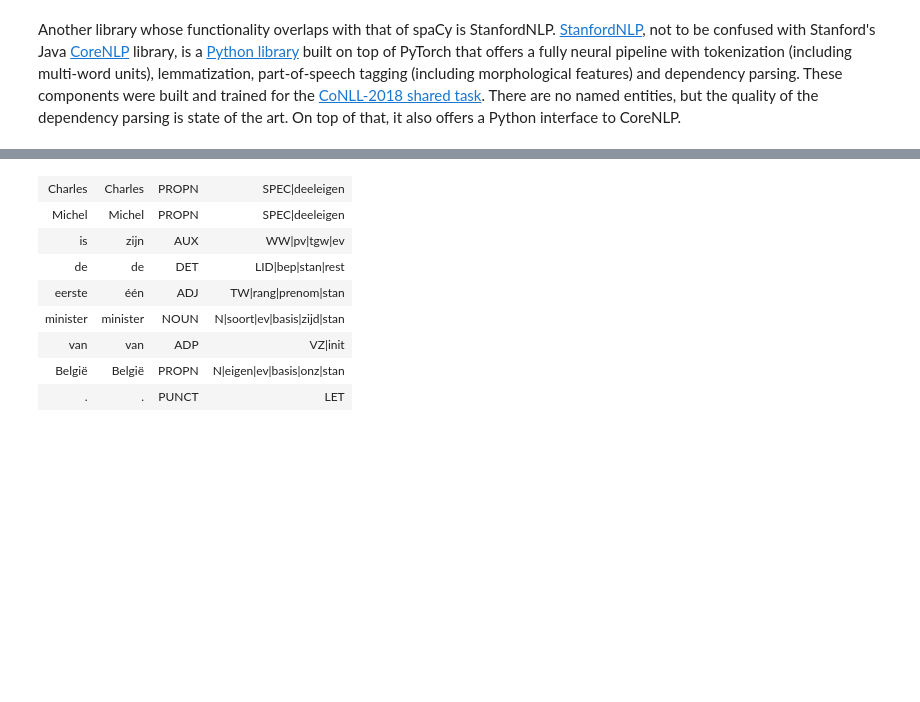
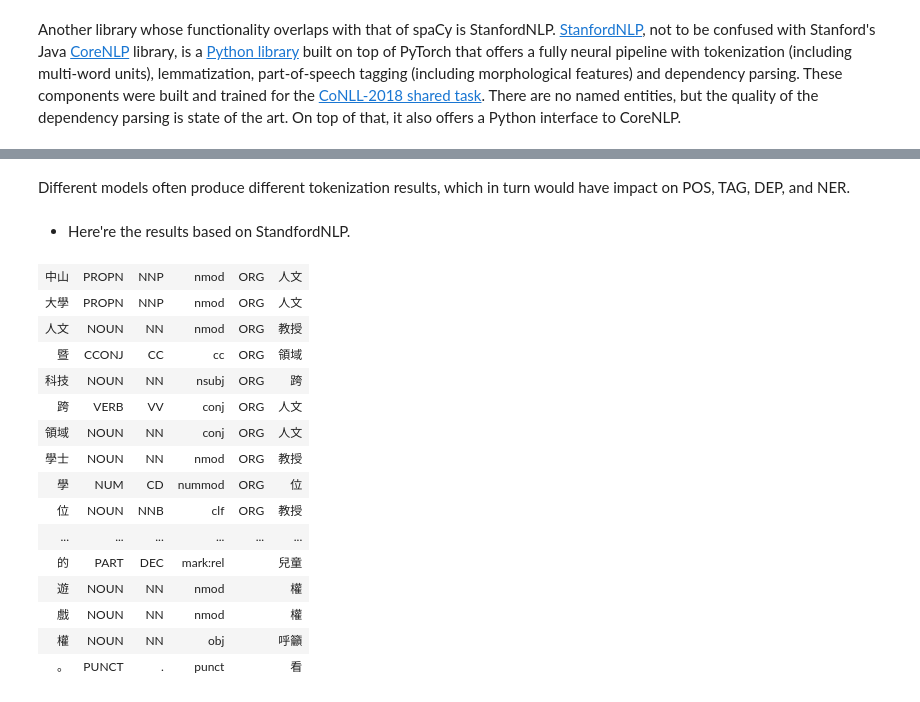
Before and after one commit to howard-haowen/NLP-demos, a Jupyter notebook: NSYSU/W01-use-pretrained-models.ipynb, the cells around one changed output, grey strips where cells are left out. Cells and saved outputs as stored; diff of their text form; code cells hidden in the pictures; blank space fills up the shorter version.

```diff
--- a/NSYSU/W01-use-pretrained-models.ipynb
+++ b/NSYSU/W01-use-pretrained-models.ipynb
@@ -204,0 +431,2 @@ If you can't choose between spaCy and StanfordNLP, you can also combine the two.
+# %%
+nlp = spacy_stanza.load_pipeline("zh")
@@ -205,19 +451,27 @@ If you can't choose between spaCy and StanfordNLP, you can also combine the two.
+# %%
+text_zh = "中山大學人文暨科技跨領域學士學位學程助理教授宋世祥表示，2021年聖誕節假期期間，師生舉辦「街頭玩童～鹽埕兒童街區遊戲日」成果展。活動中可看見學生運用贊助單位瑞儀教育基金會致贈的廢棄木棧板，製作了6具兒童創意遊具，一方面展示學習成果，也希望藉此呼籲高雄民眾重視兒童的遊戲權。"
+doc = nlp(text_zh)
+# %% [markdown]
+Different models often produce different tokenization results, which in turn would have impact on POS, TAG, DEP, and NER.
+# %% [markdown]
+- Here're the results based on StandfordNLP.
 # %%
-from spacy_stanfordnlp import StanfordNLPLanguage
-
-nl_combined = StanfordNLPLanguage(nl_stanford)
-
-doc_nl_combined = nl_combined(text_nl)
-
-info = [(t.orth_, t.lemma_, t.pos_, t.tag_) for t in doc_nl_combined]
-display(HTML(tabulate.tabulate(info, tablefmt='html')))
+features = [[t.text, t.pos_, t.tag_, t.dep_, t.ent_type_, t.head.text] for t in doc]
+display(HTML(tabulate.tabulate(features, tablefmt='html')))
 # %% [output]
-| Charles | Charles | PROPN | SPEC|deeleigen |
-| Michel | Michel | PROPN | SPEC|deeleigen |
-| is | zijn | AUX | WW|pv|tgw|ev |
-| de | de | DET | LID|bep|stan|rest |
-| eerste | één | ADJ | TW|rang|prenom|stan |
-| minister | minister | NOUN | N|soort|ev|basis|zijd|stan |
-| van | van | ADP | VZ|init |
-| België | België | PROPN | N|eigen|ev|basis|onz|stan |
-| . | . | PUNCT | LET |
+| 中山 | PROPN | NNP | nmod | ORG | 人文 |
+| 大學 | PROPN | NNP | nmod | ORG | 人文 |
+| 人文 | NOUN | NN | nmod | ORG | 教授 |
+| 暨 | CCONJ | CC | cc | ORG | 領域 |
+| 科技 | NOUN | NN | nsubj | ORG | 跨 |
+| 跨 | VERB | VV | conj | ORG | 人文 |
+| 領域 | NOUN | NN | conj | ORG | 人文 |
+| 學士 | NOUN | NN | nmod | ORG | 教授 |
+| 學 | NUM | CD | nummod | ORG | 位 |
+| 位 | NOUN | NNB | clf | ORG | 教授 |
+| ... | ... | ... | ... | ... | ... |
+| 的 | PART | DEC | mark:rel |  | 兒童 |
+| 遊 | NOUN | NN | nmod |  | 權 |
+| 戲 | NOUN | NN | nmod |  | 權 |
+| 權 | NOUN | NN | obj |  | 呼籲 |
+| 。 | PUNCT | . | punct |  | 看 |
```
Also changed, not shown: parts of 59 cells of this notebook.
